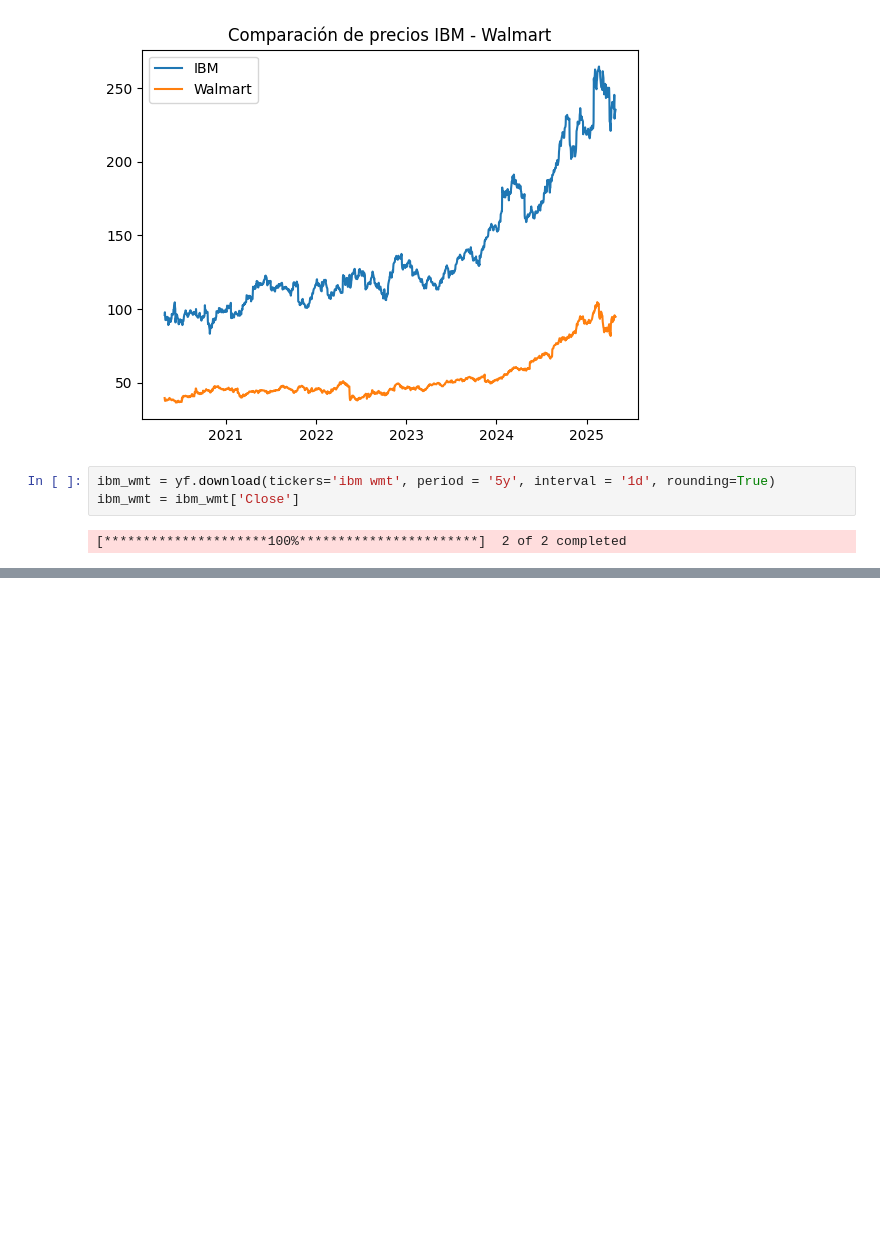
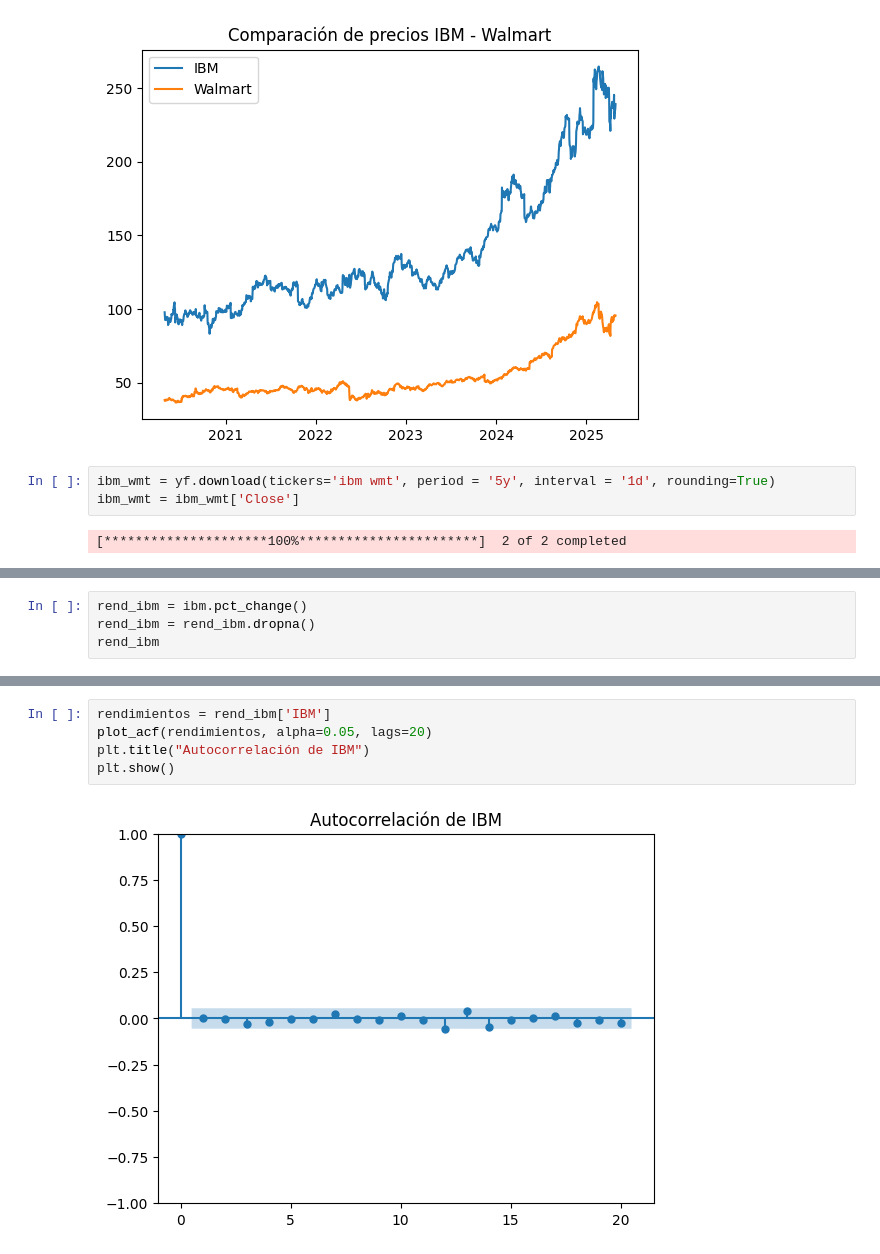
Before and after one commit to katiemackness/time-series-analysis, a Jupyter notebook: imb-walmart-acciones.ipynb, the cells around one changed output, grey strips where cells are left out. Cells and saved outputs as stored; diff of their text form; blank space fills up the shorter version.

```diff
--- a/imb-walmart-acciones.ipynb
+++ b/imb-walmart-acciones.ipynb
@@ -118,0 +190,4 @@ Correlación entre IBM y Walmart: 0.2058687006182558
+# %%
+rend_ibm = ibm.pct_change()
+rend_ibm = rend_ibm.dropna()
+rend_ibm
@@ -118,0 +209,7 @@ Correlación entre IBM y Walmart: 0.2058687006182558
+# %%
+rendimientos = rend_ibm['IBM']
+plot_acf(rendimientos, alpha=0.05, lags=20)
+plt.title("Autocorrelación de IBM")
+plt.show()
+# %% [output]
+[figure, added]
```
Also changed, not shown: parts of 63 cells of this notebook.
